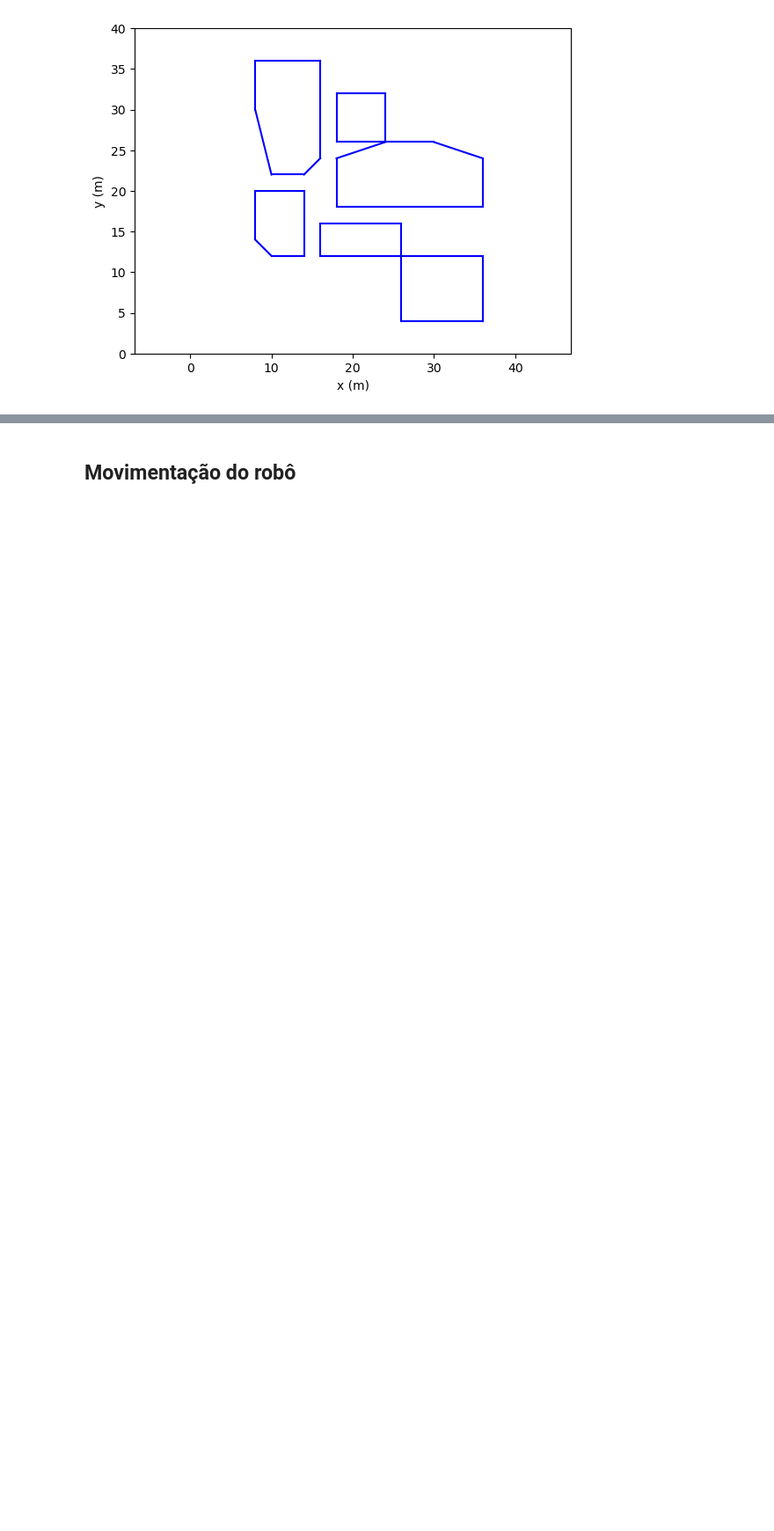
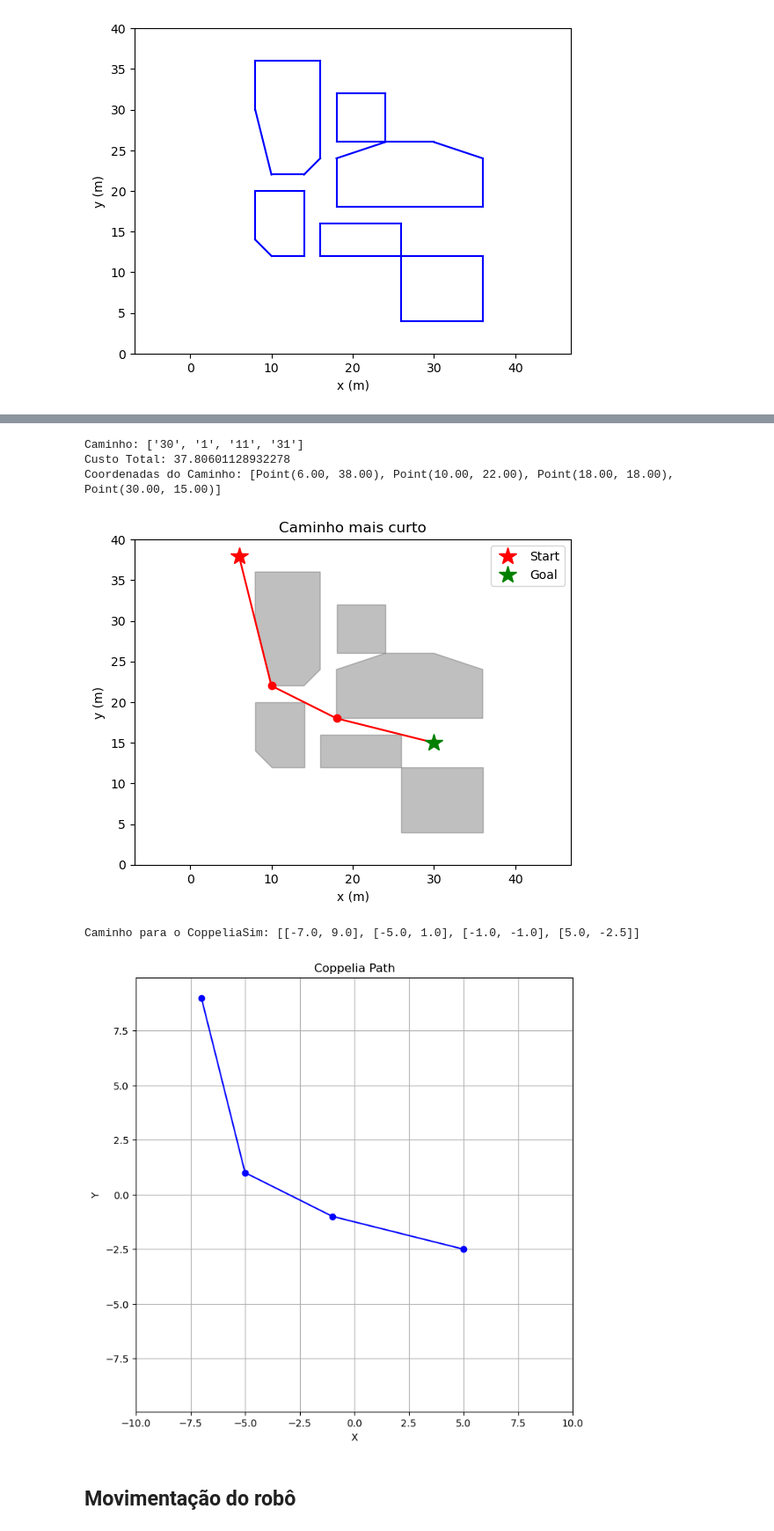
Before and after one commit to FelippeVelosoMarinho/RoboticaMovel_UFMG, a Jupyter notebook: tp_Final/roadmap.ipynb, the cells around one changed output, grey strips where cells are left out. Shown at 88% size. Saved outputs shown, nothing was run; the diff lists cells and outputs as text; code cells hidden in the pictures; blank space fills up the shorter version.

```diff
--- a/tp_Final/roadmap.ipynb
+++ b/tp_Final/roadmap.ipynb
@@ -528,3 +456,67 @@ Goal Coppelia ->  [ 8.5 -8.5]
+# %%
+# Extraindo o caminho e custo do resultado
+caminho = shortest_path['path']
+custo_total = shortest_path['cost']
+
+print("Caminho:", caminho)
+print("Custo Total:", custo_total)
+
+# Convertendo o caminho em coordenadas
+coordenadas = [next(key for key, value in nodenum.items() if value == node) for node in caminho]
+print("Coordenadas do Caminho:", coordenadas)
+
+# Plotando o caminho
+plt.figure(3)
+for poly in polys:
+    x, y = zip(*[(vertex.x, vertex.y) for vertex in poly])
+    plt.fill(x, y, color='grey', alpha=0.5)
+
+for vertex in coordenadas:
+    plt.plot(vertex.x, vertex.y, 'ro')
+
+for i in range(len(coordenadas)-1):
+    plt.plot([coordenadas[i].x, coordenadas[i+1].x], [coordenadas[i].y, coordenadas[i+1].y], 'r-')
+
+plt.plot(start_point.x, start_point.y, 'r*', markersize=15, label="Start")
+plt.plot(goal_point.x, goal_point.y, 'g*', markersize=15, label="Goal")
+plt.title("Caminho mais curto")
+plt.axis('equal')
+plt.axis([0, 40, 0, 40])
+plt.xlabel("x (m)")
+plt.ylabel("y (m)")
+plt.legend()
+plt.show()
+
+coppelia_map = [-10, 10, -10, 10]
+
+# Convertendo as coordenadas do caminho para o intervalo do mapa do CoppeliaSim
+
+def convert_to_coppelia(coord, map, coppelia_map):
+    x = (coord[0] - map[0]) / (map[1] - map[0]) * (coppelia_map[1] - coppelia_map[0]) + coppelia_map[0]
+    y = (coord[1] - map[2]) / (map[3] - map[2]) * (coppelia_map[3] - coppelia_map[2]) + coppelia_map[2]
+    return [x, y]
+
+caminho_sim = [convert_to_coppelia([coord.x, coord.y], [0, 40, 0, 40], coppelia_map) for coord in coordenadas]
+print("Caminho para o CoppeliaSim:", caminho_sim)
+coppeliaPath = np.array(caminho_sim)
+
+# Plotando o caminho do coppelia
+plt.figure(figsize=(8, 8))
+plt.plot(coppeliaPath[:, 0], coppeliaPath[:, 1], marker='o', color='b')
+plt.xlabel('X')
+plt.ylabel('Y')
+plt.title('Coppelia Path')
+plt.axis('equal')
+plt.axis([-10, 10, -10, 10])
+plt.grid(True)
+plt.show()
+# %% [output]
+Caminho: ['30', '1', '11', '31']
+Custo Total: 37.80601128932278
+Coordenadas do Caminho: [Point(6.00, 38.00), Point(10.00, 22.00), Point(18.00, 18.00), Point(30.00, 15.00)]
+[figure, added]
+Caminho para o CoppeliaSim: [[-7.0, 9.0], [-5.0, 1.0], [-1.0, -1.0], [5.0, -2.5]]
+[figure, added]
 # %% [markdown]
 ## Movimentação do robô
 # %%
```
Also changed, not shown: parts of 9 cells of this notebook, 2 other files.
